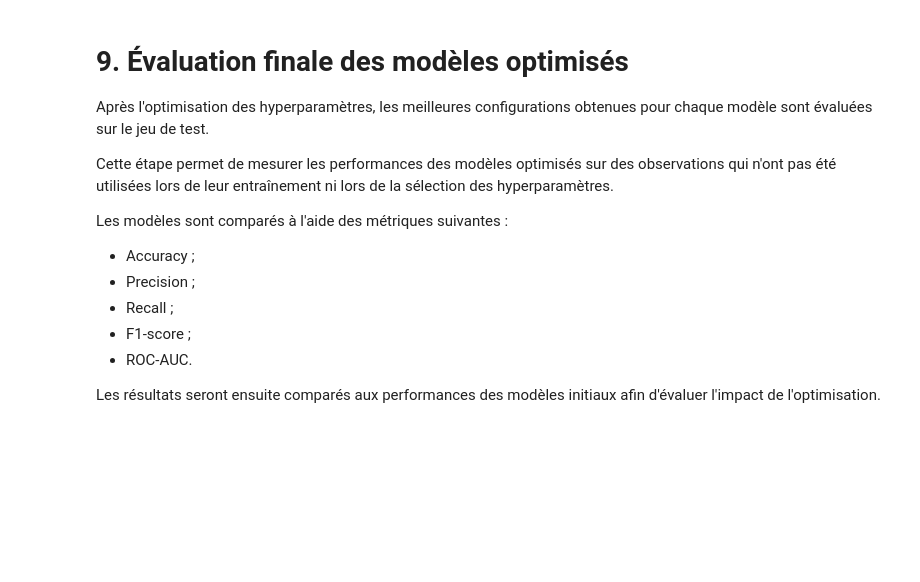
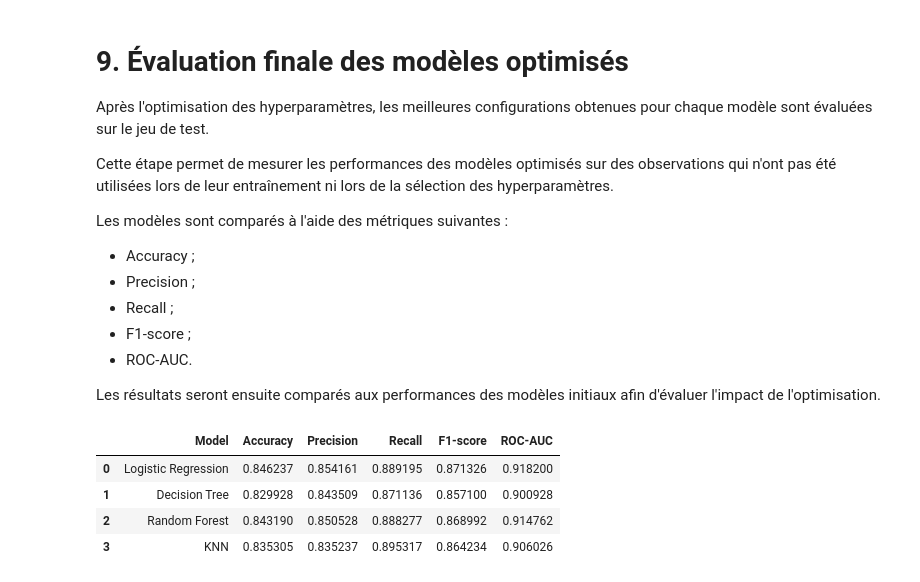
Before and after one commit to Ahlam-el-boujadi/Student-Mental-Health-Prediction, a Jupyter notebook: notebook/04_Modeling.ipynb, the cells around one changed output. Drawn from its saved outputs; the diff is of its cells as text; code cells hidden in the pictures; blank space fills up the shorter version.

```diff
--- a/notebook/04_Modeling.ipynb
+++ b/notebook/04_Modeling.ipynb
@@ -1003,3 +1003,34 @@ y_proba_lr_tuned = best_lr.predict_proba(X_test)[:, 1]
 y_proba_dt_tuned = best_dt.predict_proba(X_test)[:, 1]
 y_proba_rf_tuned = best_rf.predict_proba(X_test)[:, 1]
 y_proba_knn_tuned = best_knn.predict_proba(X_test)[:, 1]
+# %%
+#maintenannt on calcules les metriques comme precedemment ok
+results_tuned = []
+
+models_tuned = {
+    "Logistic Regression": (y_pred_lr_tuned, y_proba_lr_tuned),
+    "Decision Tree": (y_pred_dt_tuned, y_proba_dt_tuned),
+    "Random Forest": (y_pred_rf_tuned, y_proba_rf_tuned),
+    "KNN": (y_pred_knn_tuned, y_proba_knn_tuned)
+}
+
+for name, (y_pred, y_proba) in models_tuned.items():
+
+    results_tuned.append({
+        "Model": name,
+        "Accuracy": accuracy_score(y_test, y_pred),
+        "Precision": precision_score(y_test, y_pred),
+        "Recall": recall_score(y_test, y_pred),
+        "F1-score": f1_score(y_test, y_pred),
+        "ROC-AUC": roc_auc_score(y_test, y_proba)
+    })
+
+results_tuned_df = pd.DataFrame(results_tuned)
+
+results_tuned_df
+# %% [output]
+|  | Model | Accuracy | Precision | Recall | F1-score | ROC-AUC |
+| 0 | Logistic Regression | 0.846237 | 0.854161 | 0.889195 | 0.871326 | 0.918200 |
+| 1 | Decision Tree | 0.829928 | 0.843509 | 0.871136 | 0.857100 | 0.900928 |
+| 2 | Random Forest | 0.843190 | 0.850528 | 0.888277 | 0.868992 | 0.914762 |
+| 3 | KNN | 0.835305 | 0.835237 | 0.895317 | 0.864234 | 0.906026 |
```
Also changed, not shown: parts of 1 cell of this notebook.
